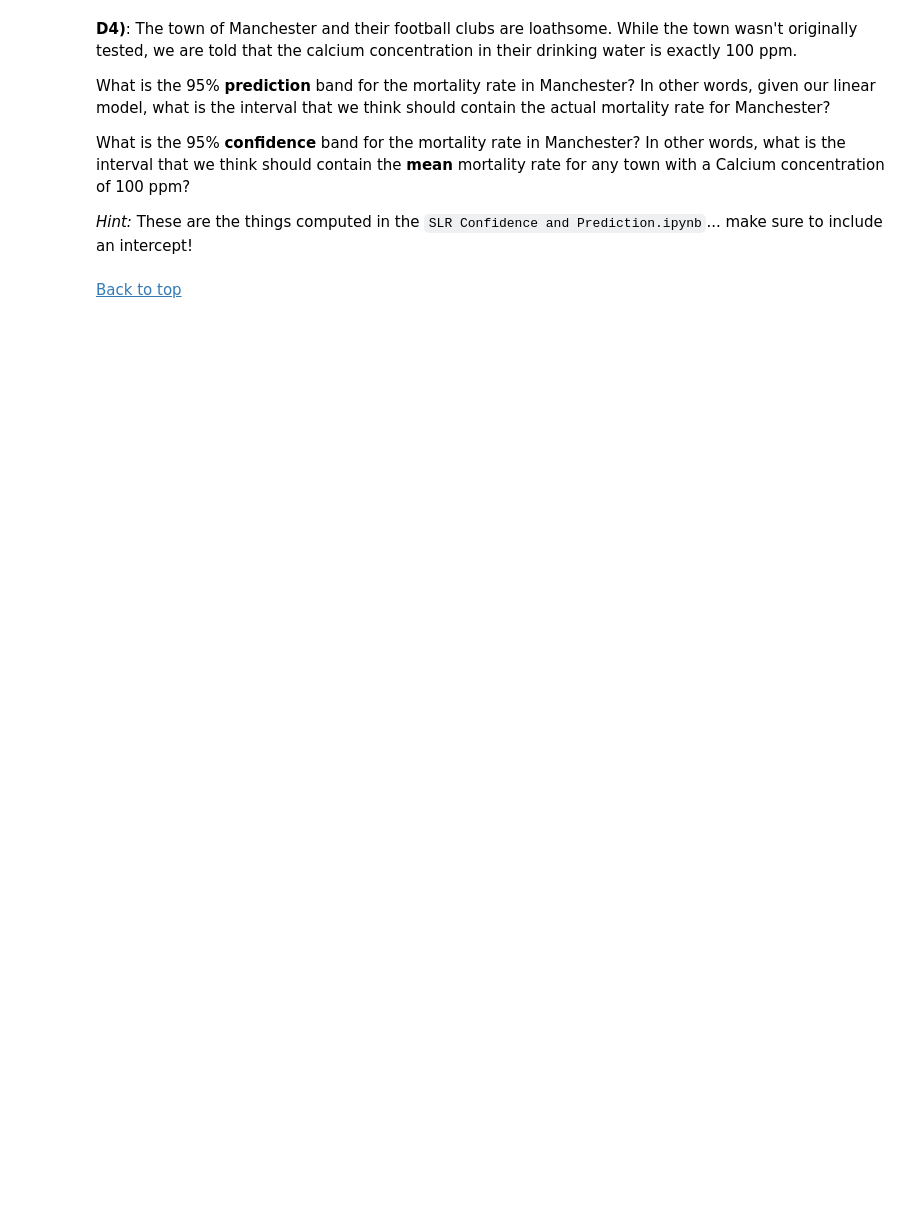
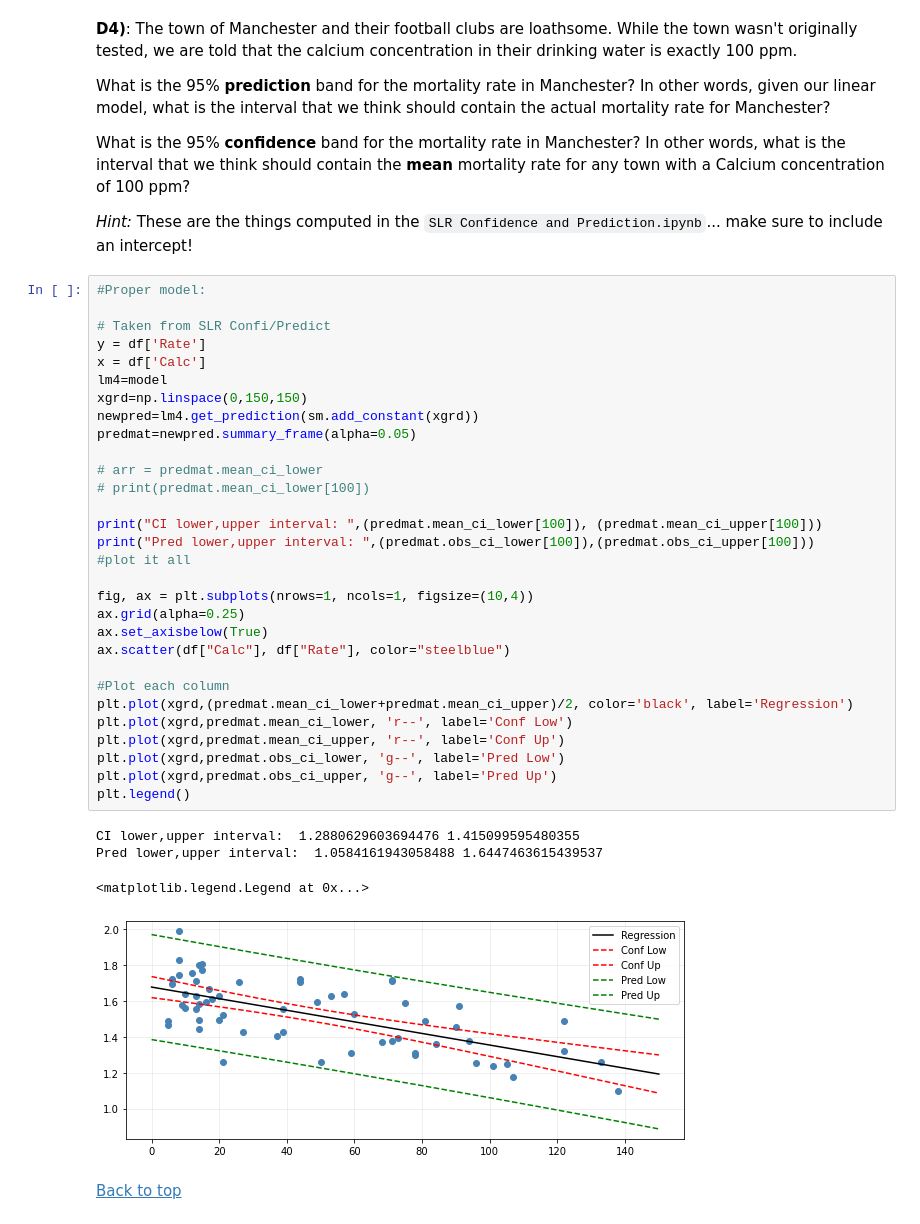
Before and after one commit to sumatthe29/Intro-to-Data-Science-2022, a Jupyter notebook: CSCI 3022/Homework/CSCI3022_S22_HW7.ipynb, the cells around one changed output. Cells and saved outputs as stored; diff of their text form; blank space fills up the shorter version.

```diff
--- a/CSCI 3022/Homework/CSCI3022_S22_HW7.ipynb
+++ b/CSCI 3022/Homework/CSCI3022_S22_HW7.ipynb
@@ -247,5 +313,40 @@ What is the 95% **prediction** band for the mortality rate in Manchester?  In ot
 What is the 95% **confidence** band for the mortality rate in Manchester?  In other words, what is the interval that we think should contain the **mean** mortality rate for any town with a Calcium concentration of 100 ppm?
 
 *Hint:* These are the things computed in the `SLR Confidence and Prediction.ipynb`... make sure to include an intercept!
+# %%
+#Proper model:
+
+# Taken from SLR Confi/Predict
+y = df['Rate']
+x = df['Calc']
+lm4=model
+xgrd=np.linspace(0,150,150)
+newpred=lm4.get_prediction(sm.add_constant(xgrd))
+predmat=newpred.summary_frame(alpha=0.05)
+
+# arr = predmat.mean_ci_lower
+# print(predmat.mean_ci_lower[100])
+
+print("CI lower,upper interval: ",(predmat.mean_ci_lower[100]), (predmat.mean_ci_upper[100]))
+print("Pred lower,upper interval: ",(predmat.obs_ci_lower[100]),(predmat.obs_ci_upper[100]))
+#plot it all
+
+fig, ax = plt.subplots(nrows=1, ncols=1, figsize=(10,4))
+ax.grid(alpha=0.25)
+ax.set_axisbelow(True)
+ax.scatter(df["Calc"], df["Rate"], color="steelblue")
+
+#Plot each column
+plt.plot(xgrd,(predmat.mean_ci_lower+predmat.mean_ci_upper)/2, color='black', label='Regression')
+plt.plot(xgrd,predmat.mean_ci_lower, 'r--', label='Conf Low')
+plt.plot(xgrd,predmat.mean_ci_upper, 'r--', label='Conf Up')
+plt.plot(xgrd,predmat.obs_ci_lower, 'g--', label='Pred Low')
+plt.plot(xgrd,predmat.obs_ci_upper, 'g--', label='Pred Up')
+plt.legend()
+# %% [output]
+CI lower,upper interval:  1.2880629603694476 1.415099595480355
+Pred lower,upper interval:  1.0584161943058488 1.6447463615439537
+<matplotlib.legend.Legend at 0x...>
+[figure, added]
 # %% [markdown]
 [Back to top](#top)
```
Also changed, not shown: parts of 14 cells of this notebook, 10 other files.
